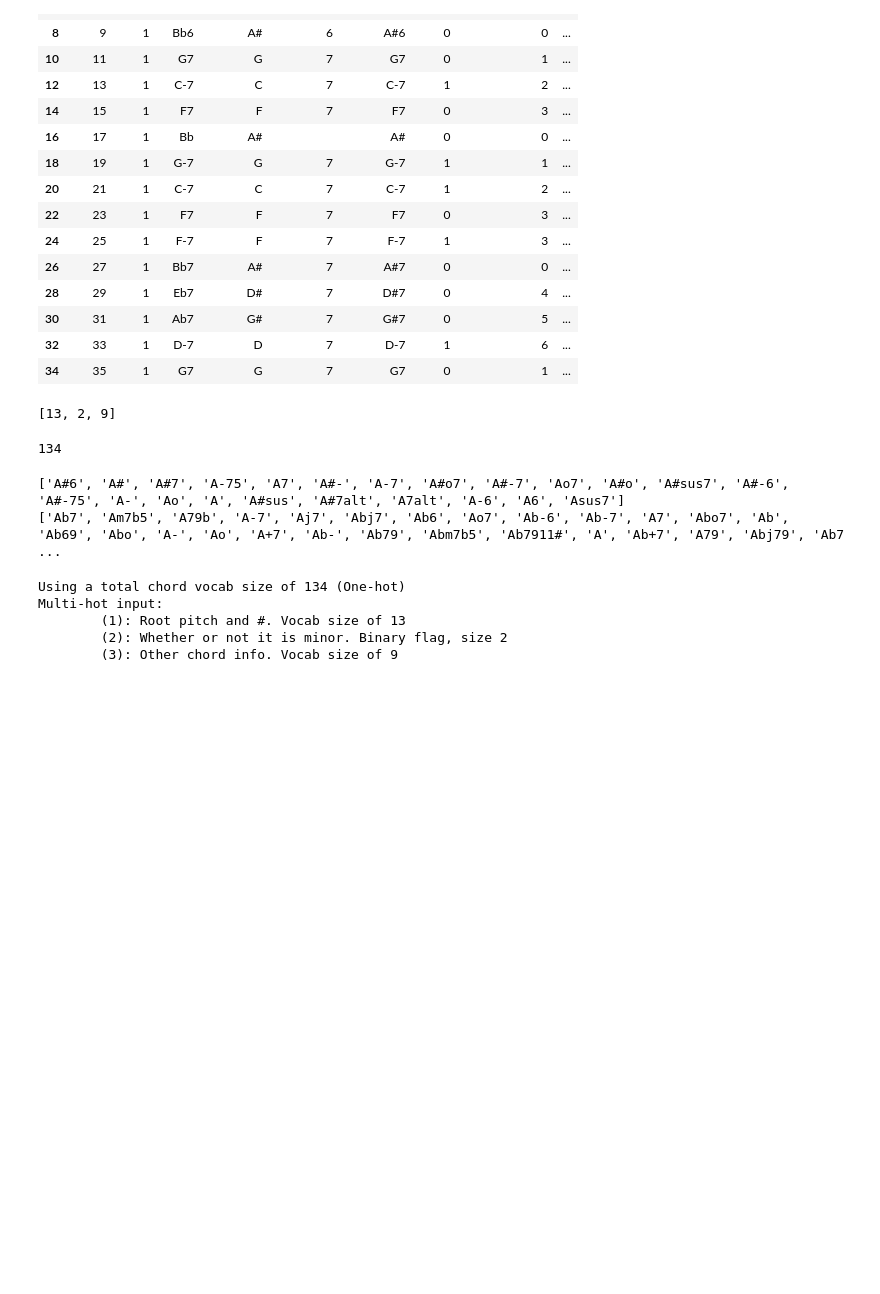
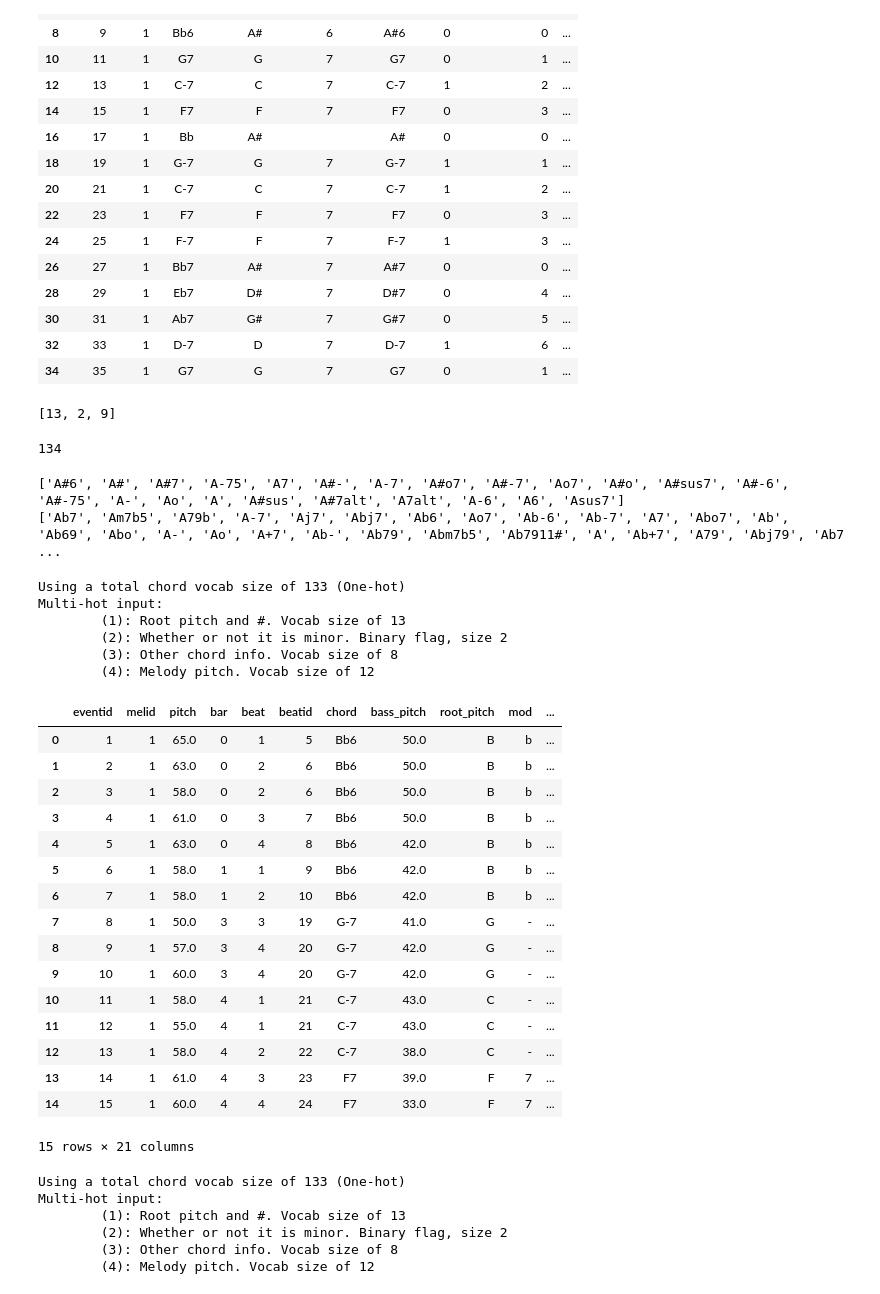
Before and after one commit to nereaiscamu/ML_project2, a Jupyter notebook: data_analysis/data_analysis_max.ipynb, the cells around one changed output. Cells and saved outputs as stored; diff of their text form; code cells hidden in the pictures; blank space fills up the shorter version.

Commit message:
Added multi hot encoding for melody

```diff
--- a/data_analysis/data_analysis_max.ipynb
+++ b/data_analysis/data_analysis_max.ipynb
@@ -223,14 +226,43 @@ print(a_beats)
 # %% [output]
 ['A#6', 'A#', 'A#7', 'A-75', 'A7', 'A#-', 'A-7', 'A#o7', 'A#-7', 'Ao7', 'A#o', 'A#sus7', 'A#-6', 'A#-75', 'A-', 'Ao', 'A', 'A#sus', 'A#7alt', 'A7alt', 'A-6', 'A6', 'Asus7']
 ['Ab7', 'Am7b5', 'A79b', 'A-7', 'Aj7', 'Abj7', 'Ab6', 'Ao7', 'Ab-6', 'Ab-7', 'A7', 'Abo7', 'Ab', 'Ab69', 'Abo', 'A-', 'Ao', 'A+7', 'Ab-', 'Ab79', 'Abm7b5', 'Ab7911#', 'A', 'Ab+7', 'A79', 'Abj79', 'Ab7 ...
+# %%
+from chord_encoding import get_dataset3
+mel_beats, vocab_sizes, target_size = get_dataset3(df_melody, df_beats)
+mel_beats.head(15)
+# %% [output]
+Using a total chord vocab size of 133 (One-hot)
+Multi-hot input:
+        (1): Root pitch and #. Vocab size of 13
+        (2): Whether or not it is minor. Binary flag, size 2
+        (3): Other chord info. Vocab size of 8
+        (4): Melody pitch. Vocab size of 12
+|  | eventid | melid | pitch | bar | beat | beatid | chord | bass_pitch | root_pitch | mod | ... |
+| 0 | 1 | 1 | 65.0 | 0 | 1 | 5 | Bb6 | 50.0 | B | b | ... |
+| 1 | 2 | 1 | 63.0 | 0 | 2 | 6 | Bb6 | 50.0 | B | b | ... |
+| 2 | 3 | 1 | 58.0 | 0 | 2 | 6 | Bb6 | 50.0 | B | b | ... |
+| 3 | 4 | 1 | 61.0 | 0 | 3 | 7 | Bb6 | 50.0 | B | b | ... |
+| 4 | 5 | 1 | 63.0 | 0 | 4 | 8 | Bb6 | 42.0 | B | b | ... |
+| 5 | 6 | 1 | 58.0 | 1 | 1 | 9 | Bb6 | 42.0 | B | b | ... |
+| 6 | 7 | 1 | 58.0 | 1 | 2 | 10 | Bb6 | 42.0 | B | b | ... |
+| 7 | 8 | 1 | 50.0 | 3 | 3 | 19 | G-7 | 41.0 | G | - | ... |
+| 8 | 9 | 1 | 57.0 | 3 | 4 | 20 | G-7 | 42.0 | G | - | ... |
+| 9 | 10 | 1 | 60.0 | 3 | 4 | 20 | G-7 | 42.0 | G | - | ... |
+| 10 | 11 | 1 | 58.0 | 4 | 1 | 21 | C-7 | 43.0 | C | - | ... |
+| 11 | 12 | 1 | 55.0 | 4 | 1 | 21 | C-7 | 43.0 | C | - | ... |
+| 12 | 13 | 1 | 58.0 | 4 | 2 | 22 | C-7 | 38.0 | C | - | ... |
+| 13 | 14 | 1 | 61.0 | 4 | 3 | 23 | F7 | 39.0 | F | 7 | ... |
+| 14 | 15 | 1 | 60.0 | 4 | 4 | 24 | F7 | 33.0 | F | 7 | ... |
+15 rows × 21 columns
 # %%
-train_dataset, test_dataset, input_size, target_size = get_dataset_multi_hot(beats)
+train_dataset, test_dataset, input_size, target_size = get_dataset_multi_hot(choice=3)
 # %% [output]
-Using a total chord vocab size of 134 (One-hot)
+Using a total chord vocab size of 133 (One-hot)
 Multi-hot input:
         (1): Root pitch and #. Vocab size of 13
         (2): Whether or not it is minor. Binary flag, size 2
-        (3): Other chord info. Vocab size of 9
+        (3): Other chord info. Vocab size of 8
+        (4): Melody pitch. Vocab size of 12
 # %%
 print(train_dataset)
 print(train_dataset[0]['input'])
```
Also changed, not shown: parts of 3 cells of this notebook, 5 other files.
